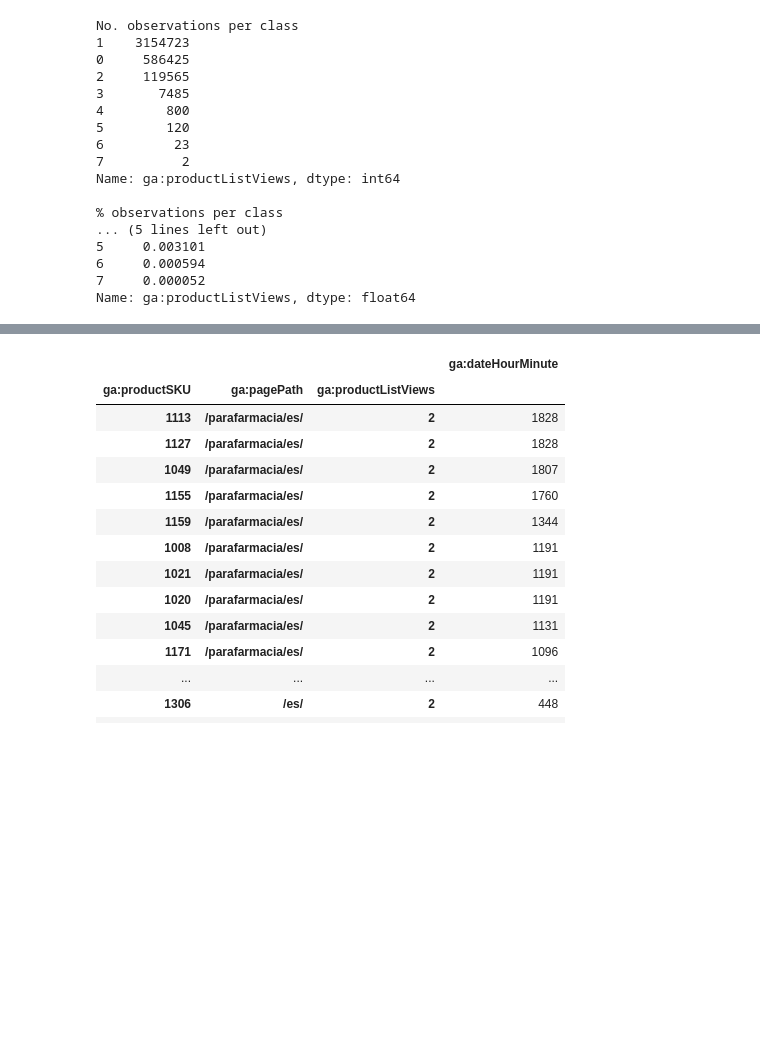
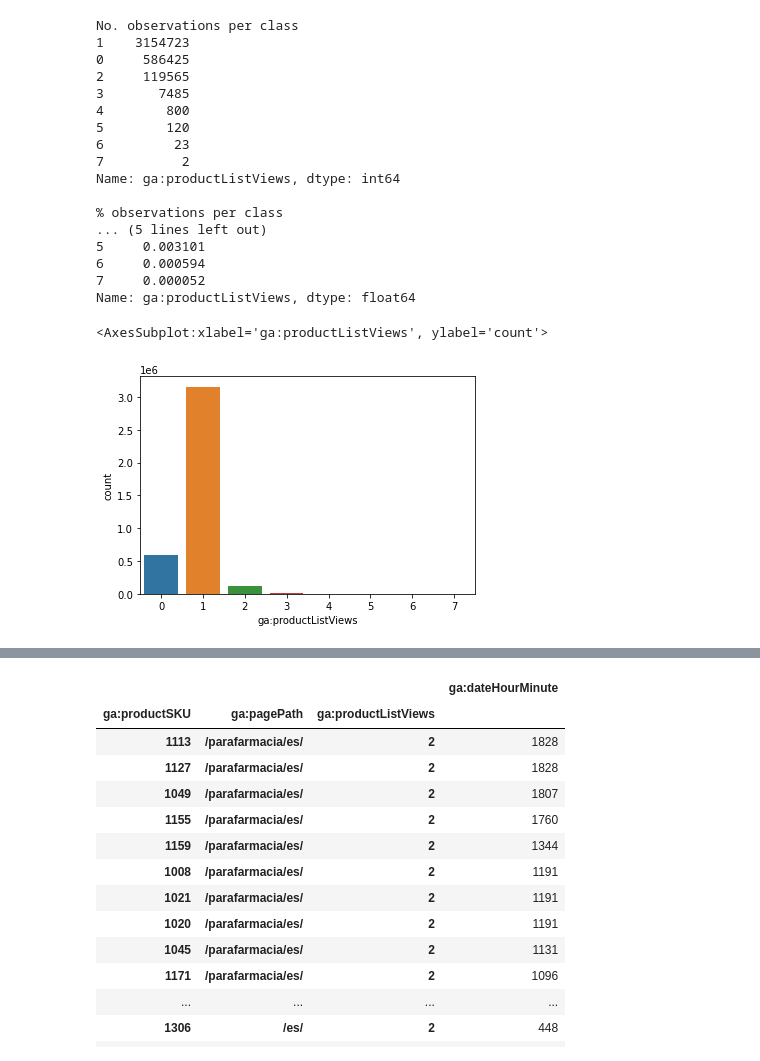
Before and after one commit to Laurajmoreno/ML_and_CRO, a Jupyter notebook: Logistic_Regression.ipynb, the cells around one changed output, grey strips where cells are left out. Cells and saved outputs as stored; diff of their text form; code cells hidden in the pictures; blank space fills up the shorter version.

```diff
--- a/Logistic_Regression.ipynb
+++ b/Logistic_Regression.ipynb
@@ -445,3 +451,8 @@ Name: ga:productListViews, dtype: int64
 6     0.000594
 7     0.000052
 Name: ga:productListViews, dtype: float64
+# %%
+sns.countplot(data=data,x=data['ga:productListViews'])
+# %% [output]
+<AxesSubplot:xlabel='ga:productListViews', ylabel='count'>
+[figure, added]
```
Also changed, not shown: parts of 56 cells of this notebook.
